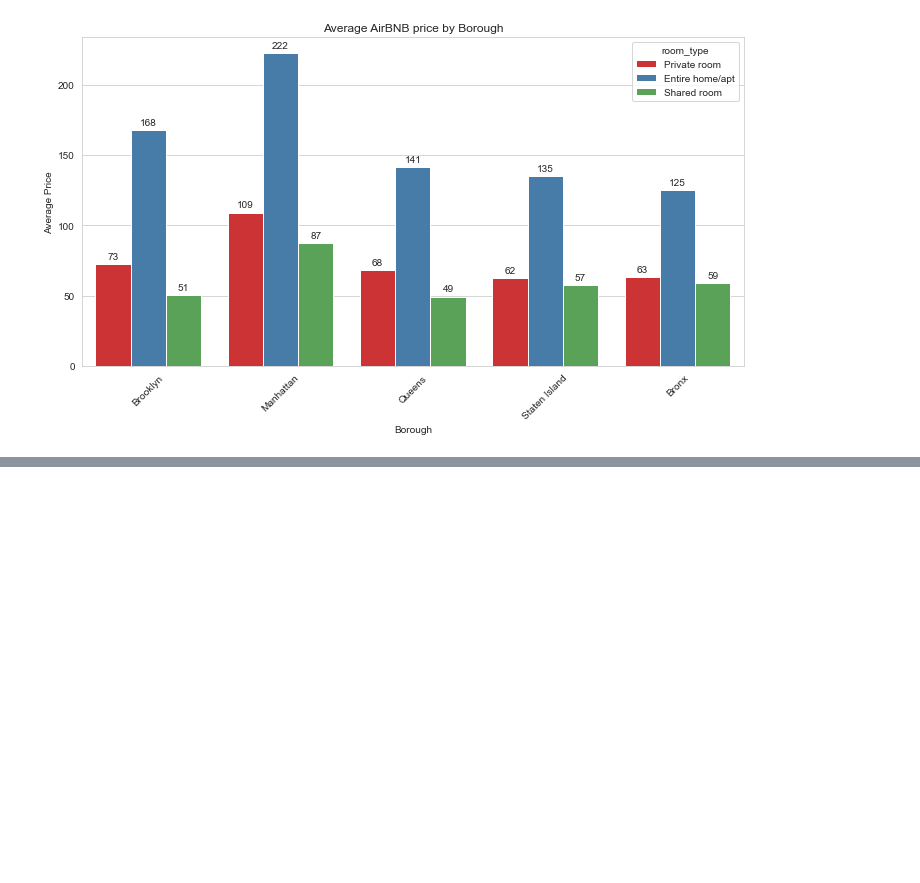
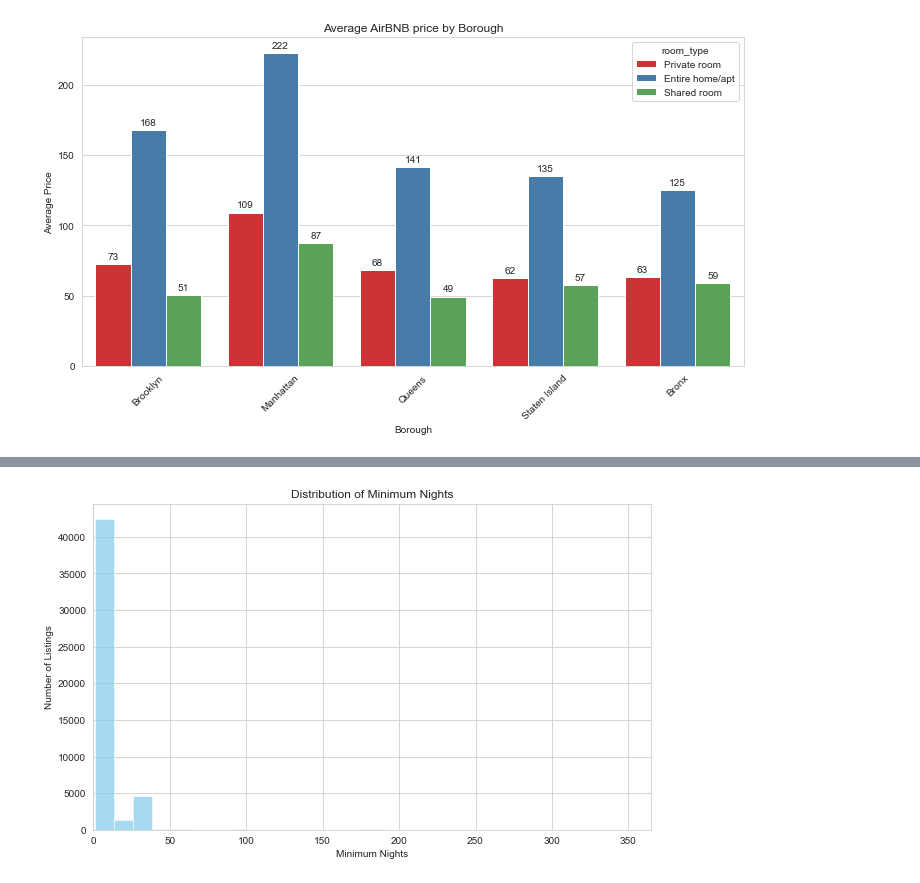
Before and after one commit to mrawlin6/AirBNB_Listings, a Jupyter notebook: AirBNB_DATA/AirBNB_EDA.ipynb, the cells around one changed output, grey strips where cells are left out. Cells and saved outputs as stored; diff of their text form; code cells hidden in the pictures; blank space fills up the shorter version.

Commit message:
Create various plots between price, room type, boroughs and reviews

```diff
--- a/AirBNB_DATA/AirBNB_EDA.ipynb
+++ b/AirBNB_DATA/AirBNB_EDA.ipynb
@@ -463,0 +479,16 @@ plt.show()
+# %%
+# This column has weird outliers such as:
+# One listing has a minimum nights at 1,250
+# The average minimum nights is 7
+# Most people book an airbnb for a day or 2 I would think...
+
+# Plot a histogram of the minimum nights
+plt.figure(figsize=(10,6))
+sns.histplot(airbnb_df['minimum_nights'], bins=100, kde=False, color='skyblue')
+plt.title('Distribution of Minimum Nights')
+plt.xlabel('Minimum Nights')
+plt.ylabel('Number of Listings')
+plt.xlim(0, 365)
+plt.show()
+# %% [output]
+[figure, added]
```
Also changed, not shown: parts of 33 cells of this notebook.
